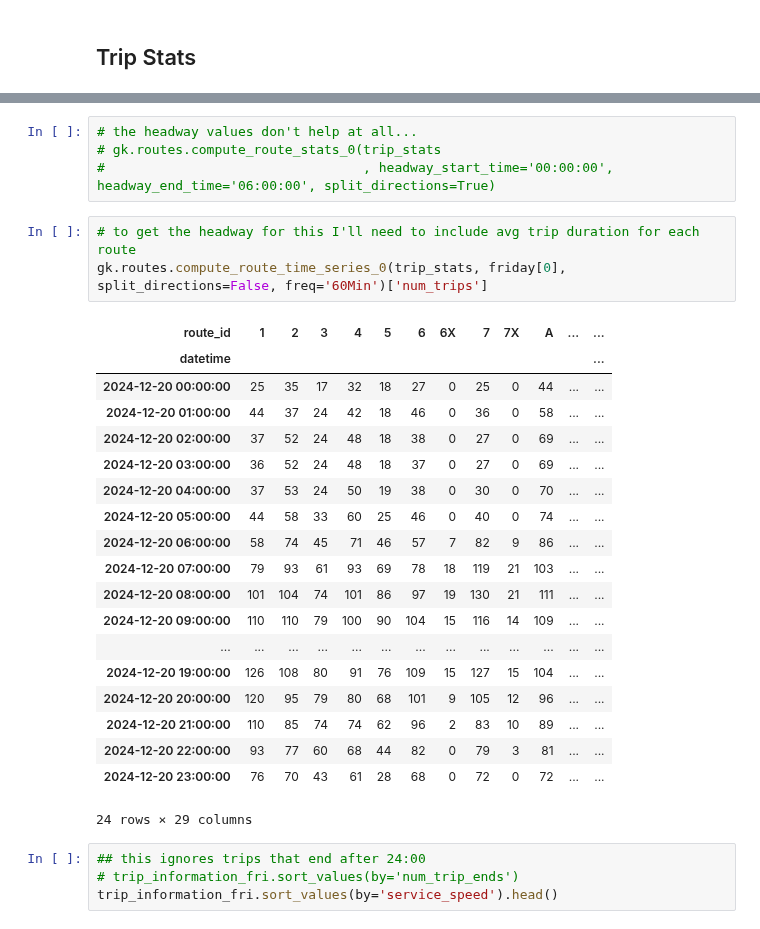
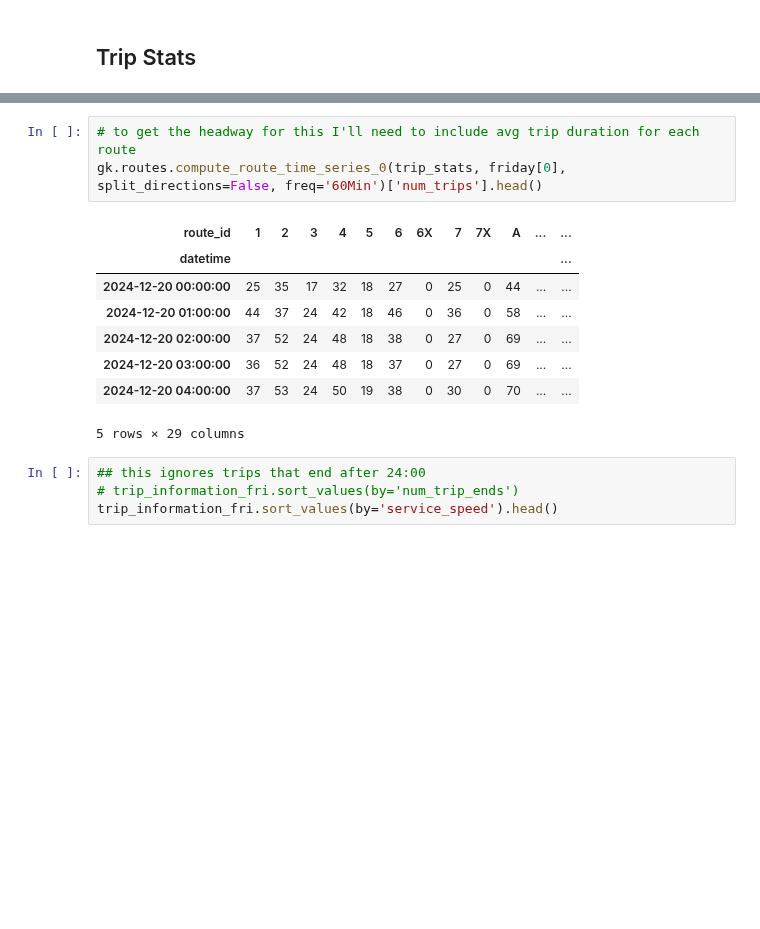
Before and after one commit to gregfeliu/NYC-Subway-Frequencies, a Jupyter notebook: Notebooks/3.Miscellaneous_Analysis.ipynb, the cells around one changed output, grey strips where cells are left out. Saved outputs shown, nothing was run; the diff lists cells and outputs as text; blank space fills up the shorter version.

```diff
--- a/Notebooks/3.Miscellaneous_Analysis.ipynb
+++ b/Notebooks/3.Miscellaneous_Analysis.ipynb
@@ -225,30 +211,15 @@ trip_information_fri.round(3)
-# %%
-# the headway values don't help at all...
-# gk.routes.compute_route_stats_0(trip_stats
-#                                 , headway_start_time='00:00:00', headway_end_time='06:00:00', split_directions=True)
 # %%
 # to get the headway for this I'll need to include avg trip duration for each route
-gk.routes.compute_route_time_series_0(trip_stats, friday[0], split_directions=False, freq='60Min')['num_trips']
+gk.routes.compute_route_time_series_0(trip_stats, friday[0], split_directions=False, freq='60Min')['num_trips'].head()
 # %% [output]
 | route_id | 1 | 2 | 3 | 4 | 5 | 6 | 6X | 7 | 7X | A | ... | ... |
 | datetime |  |  |  |  |  |  |  |  |  |  |  | ... |
 | 2024-12-20 00:00:00 | 25 | 35 | 17 | 32 | 18 | 27 | 0 | 25 | 0 | 44 | ... | ... |
 | 2024-12-20 01:00:00 | 44 | 37 | 24 | 42 | 18 | 46 | 0 | 36 | 0 | 58 | ... | ... |
 | 2024-12-20 02:00:00 | 37 | 52 | 24 | 48 | 18 | 38 | 0 | 27 | 0 | 69 | ... | ... |
 | 2024-12-20 03:00:00 | 36 | 52 | 24 | 48 | 18 | 37 | 0 | 27 | 0 | 69 | ... | ... |
 | 2024-12-20 04:00:00 | 37 | 53 | 24 | 50 | 19 | 38 | 0 | 30 | 0 | 70 | ... | ... |
-| 2024-12-20 05:00:00 | 44 | 58 | 33 | 60 | 25 | 46 | 0 | 40 | 0 | 74 | ... | ... |
-| 2024-12-20 06:00:00 | 58 | 74 | 45 | 71 | 46 | 57 | 7 | 82 | 9 | 86 | ... | ... |
-| 2024-12-20 07:00:00 | 79 | 93 | 61 | 93 | 69 | 78 | 18 | 119 | 21 | 103 | ... | ... |
-| 2024-12-20 08:00:00 | 101 | 104 | 74 | 101 | 86 | 97 | 19 | 130 | 21 | 111 | ... | ... |
-| 2024-12-20 09:00:00 | 110 | 110 | 79 | 100 | 90 | 104 | 15 | 116 | 14 | 109 | ... | ... |
-| ... | ... | ... | ... | ... | ... | ... | ... | ... | ... | ... | ... | ... |
-| 2024-12-20 19:00:00 | 126 | 108 | 80 | 91 | 76 | 109 | 15 | 127 | 15 | 104 | ... | ... |
-| 2024-12-20 20:00:00 | 120 | 95 | 79 | 80 | 68 | 101 | 9 | 105 | 12 | 96 | ... | ... |
-| 2024-12-20 21:00:00 | 110 | 85 | 74 | 74 | 62 | 96 | 2 | 83 | 10 | 89 | ... | ... |
-| 2024-12-20 22:00:00 | 93 | 77 | 60 | 68 | 44 | 82 | 0 | 79 | 3 | 81 | ... | ... |
-| 2024-12-20 23:00:00 | 76 | 70 | 43 | 61 | 28 | 68 | 0 | 72 | 0 | 72 | ... | ... |
-24 rows × 29 columns
+5 rows × 29 columns
 # %%
 ## this ignores trips that end after 24:00
 # trip_information_fri.sort_values(by='num_trip_ends')
```
Also changed, not shown: parts of 45 cells of this notebook, 1 other file.
